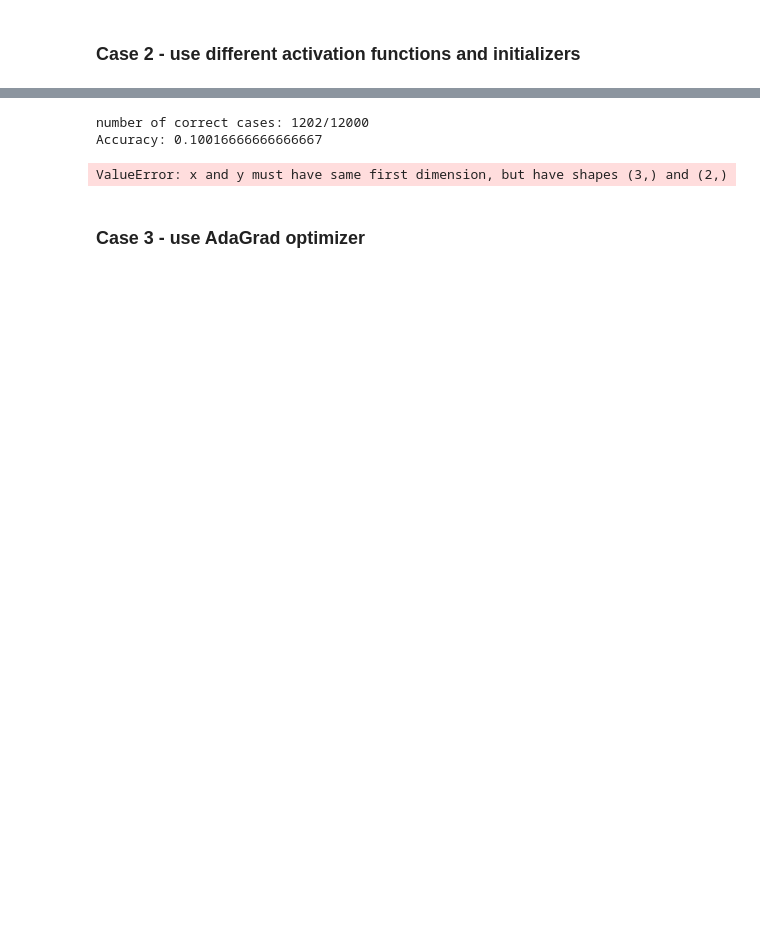
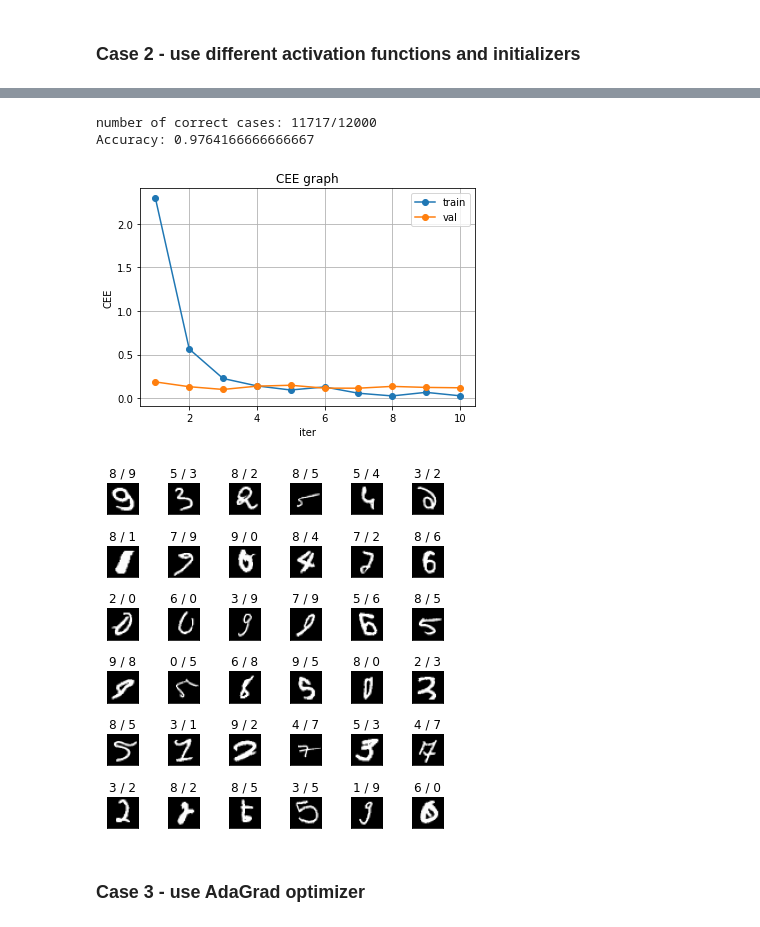
Before and after one commit to goriummaximum/diveintocode-ml, a Jupyter notebook: Sprints/sprint10-DNN/dnn.ipynb, the cells around one changed output, grey strips where cells are left out. Saved outputs shown, nothing was run; the diff lists cells and outputs as text; code cells hidden in the pictures; blank space fills up the shorter version.

```diff
--- a/Sprints/sprint10-DNN/dnn.ipynb
+++ b/Sprints/sprint10-DNN/dnn.ipynb
@@ -510,23 +505,24 @@ Accuracy: 0.9646666666666667
 # %%
 dnn_2 = ScratchDeepNeuralNetrowkClassifier(
                 hidden_layers=[400,200],
                 hidden_activations=['relu', 'relu'],
                 hidden_initializers=['he', 'he'],
                 sigma=0.01,
-                optimizer='adagrad',
+                optimizer='sgd',
                 layer_type=None,
                 batch_size=batch_size,
                 epochs=epochs,
-                lr=0.000005,
+                lr=0.5,
                 seed=69,
                 verbose=False
 )
 
 handler(dnn_2, X_train, y_train, X_val, y_val, epochs)
 # %% [output]
-number of correct cases: 1202/12000
-Accuracy: 0.10016666666666667
+number of correct cases: 11717/12000
+Accuracy: 0.9764166666666667
-ValueError: x and y must have same first dimension, but have shapes (3,) and (2,)
+[figure, added]
+[figure, added]
 # %% [markdown]
 <h3>Case 3 - use AdaGrad optimizer</h3>
 # %%
```
Also changed, not shown: parts of 14 cells of this notebook.
